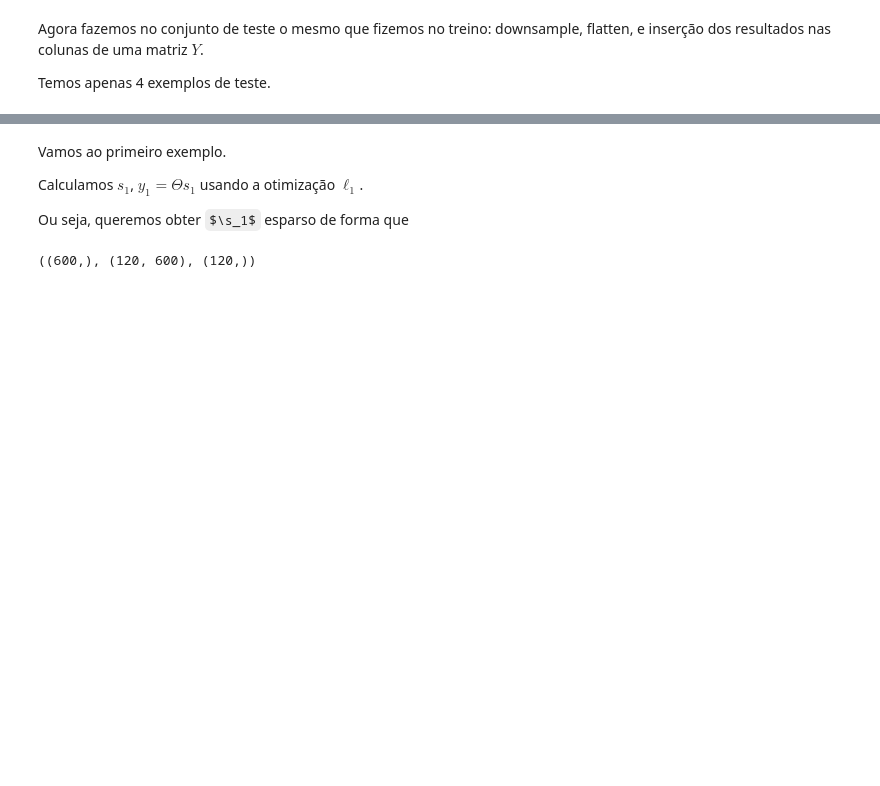
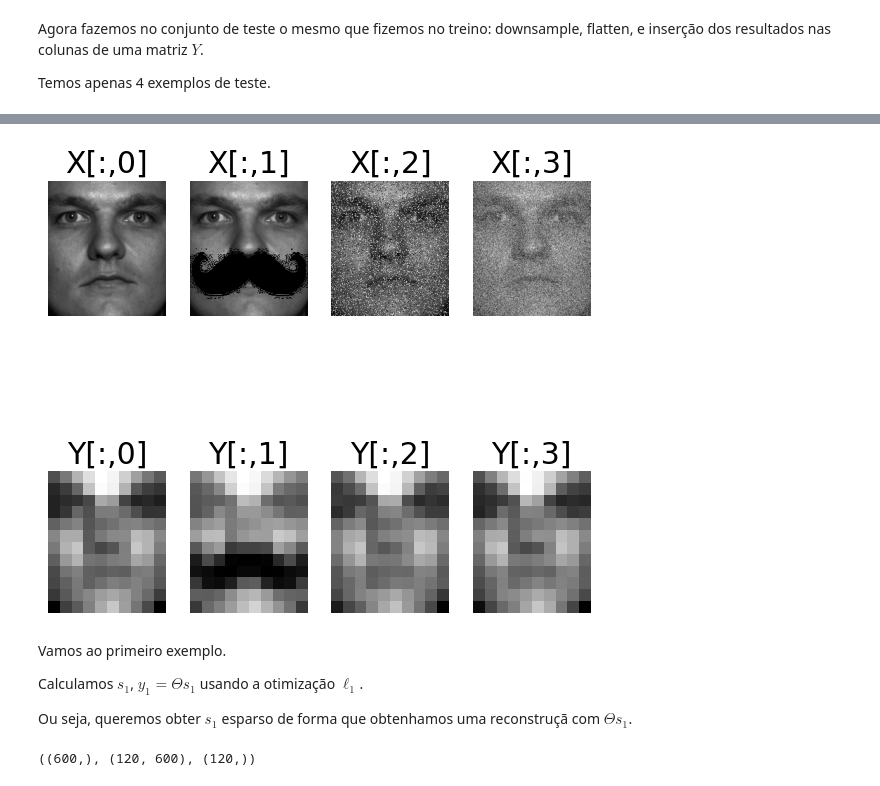
Before and after one commit to Salies/posmac-alcd, a Jupyter notebook: Aula 7 (mais compressed sensing)/exemplos_ch3.ipynb, the cells around one changed output, grey strips where cells are left out. Drawn from its saved outputs; the diff is of its cells as text; code cells hidden in the pictures; some formulas as TeX source; blank space fills up the shorter version.

```diff
--- a/Aula 7 (mais compressed sensing)/exemplos_ch3.ipynb
+++ b/Aula 7 (mais compressed sensing)/exemplos_ch3.ipynb
@@ -141,9 +148,24 @@ plt.show()
+# %%
+# 2 rows, 4 columns plot
+# first row is all columns (reshaped, since it's an image) of X
+# second row is all columns (reshaped, since it's an image) of Y
+fig, ax = plt.subplots(2, 4)
+for i in range(4):
+    ax[0,i].imshow(np.reshape(X[:,i],(m,n)).T, cmap='gray')
+    ax[0,i].axis('off')
+    ax[0, i].set_title('X[:,{}]'.format(i))
+    ax[1,i].imshow(np.reshape(Y[:,i],(10,12)).T, cmap='gray')
+    ax[1,i].axis('off')
+    ax[1, i].set_title('Y[:,{}]'.format(i))
+plt.show()
+# %% [output]
+[figure, added]
 # %% [markdown]
 Vamos ao primeiro exemplo.
 
 Calculamos $s_1$, $y_1 = \Theta s_1$ usando a otimização $\ell_1$.
 
-Ou seja, queremos obter $\s_1$ esparso de forma que
+Ou seja, queremos obter $s_1$ esparso de forma que obtenhamos uma reconstruçã com $\Theta s_1$.
 # %%
 ## L1 Search, Testclean
 y1 = np.copy(Y[:,0])
```
Also changed, not shown: parts of 14 cells of this notebook.
